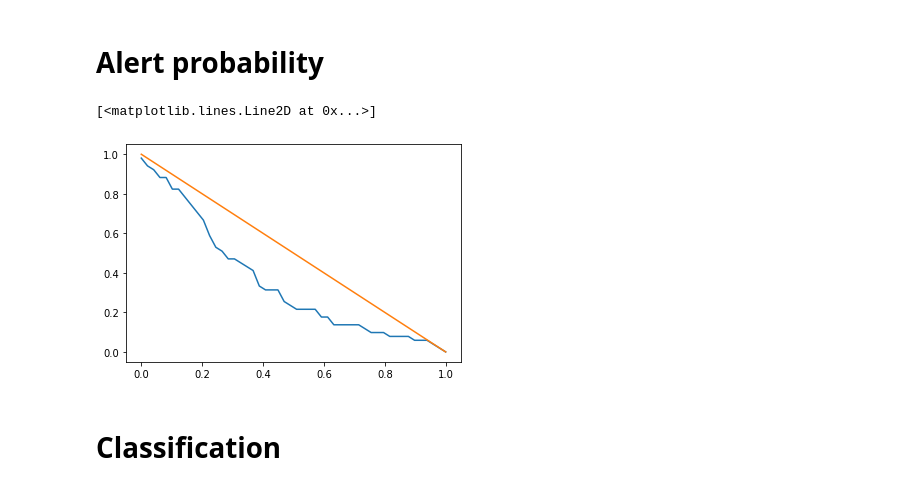
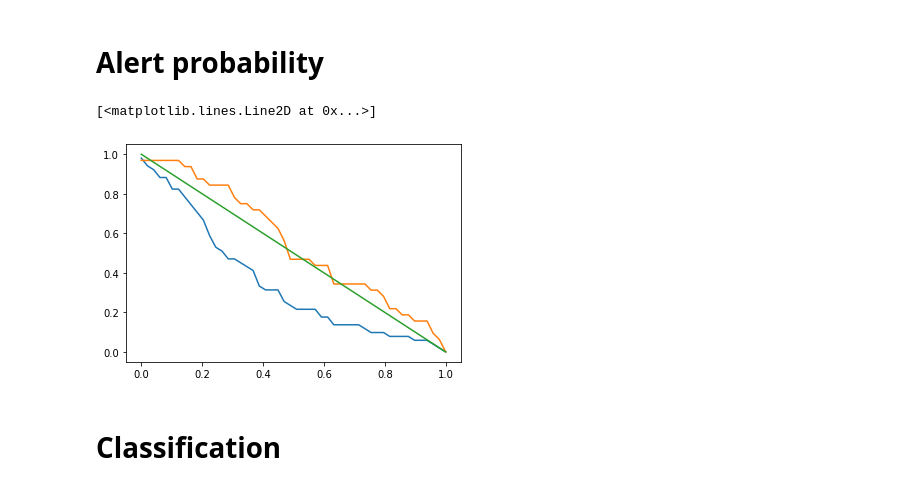
Before and after one commit to Schimmenti/EarthquakesGPS, a Jupyter notebook: Dataset.ipynb, the cells around one changed output. Cells and saved outputs as stored; diff of their text form; code cells hidden in the pictures.

```diff
--- a/Dataset.ipynb
+++ b/Dataset.ipynb
@@ -274,11 +274,11 @@ alarm /= earthquake_cnt
 single_alarm /= single_cnt
 # %%
 plt.plot(vth_probs,1-alarm)
-#plt.plot(vth_probs,single_alarm)
+plt.plot(vth_probs,1-single_alarm)
 plt.plot(vth_probs, 1-vth_probs)
 # %% [output]
 [<matplotlib.lines.Line2D at 0x...>]
-[figure, old version]
+[figure, new version]
 # %% [markdown]
 # Classification
 # %%
```
Also changed, not shown: parts of 1 cell of this notebook.
